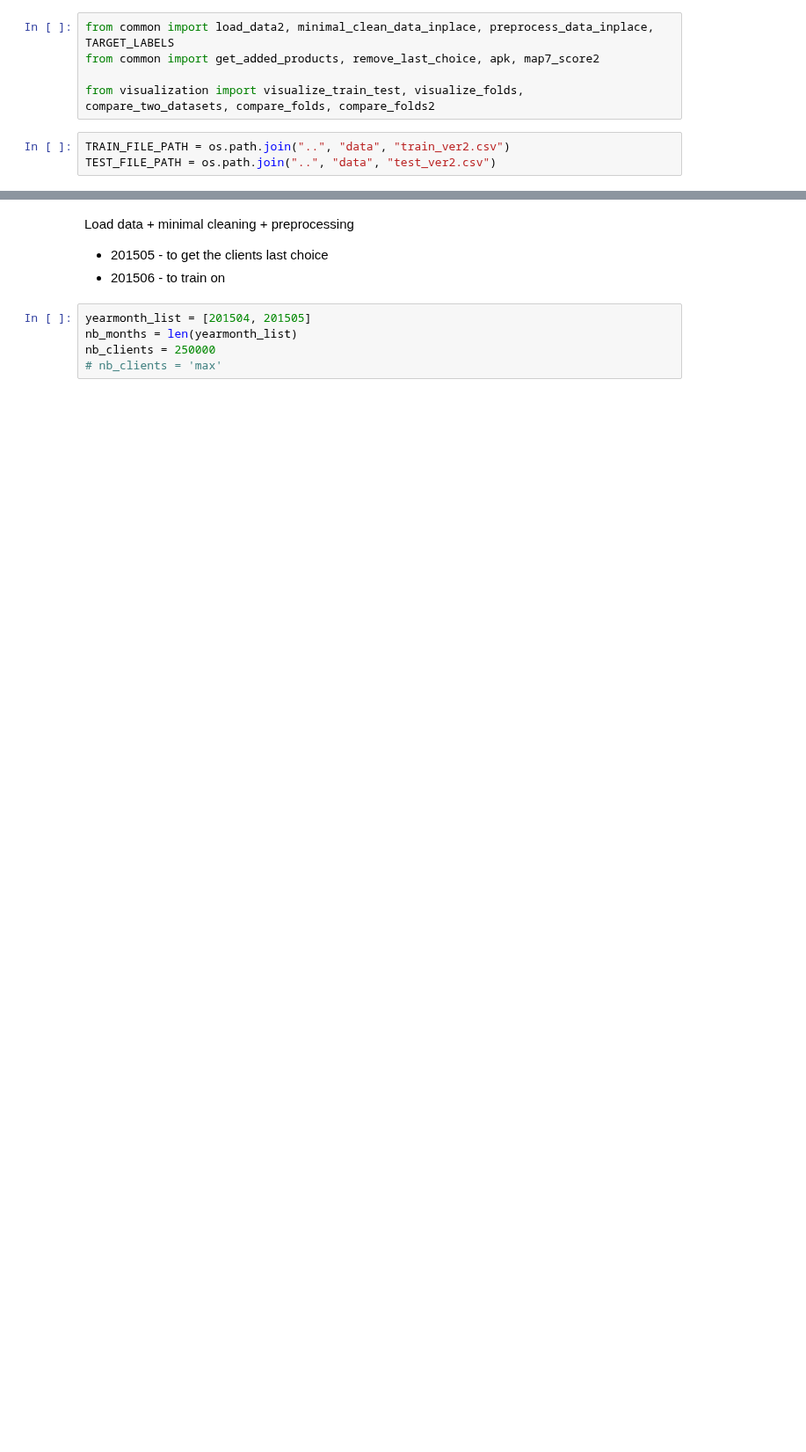
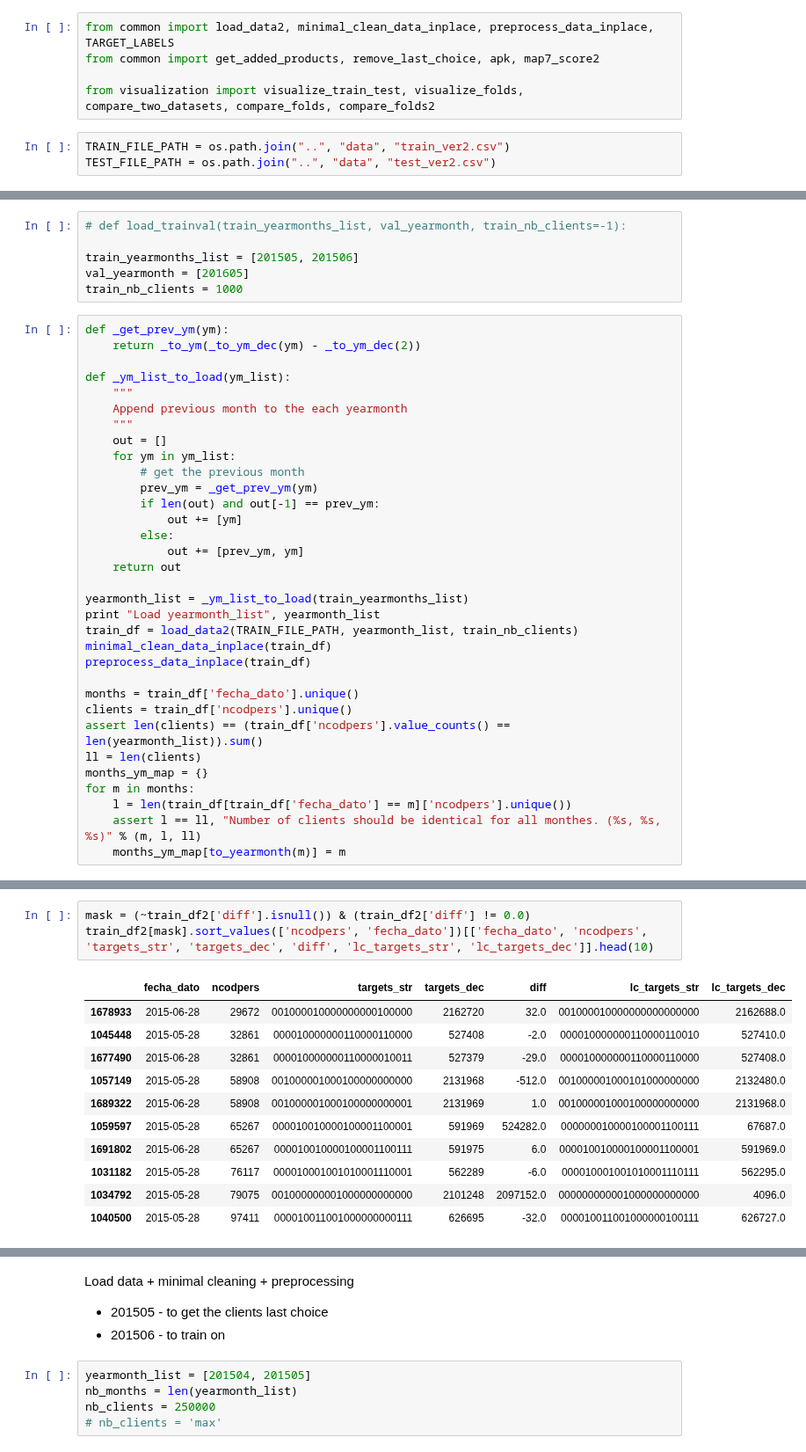
Before and after one commit to vfdev-5/SPR, a Jupyter notebook: keras/NN_predictions_2_CV_active_clients2.ipynb, the cells around one changed output, grey strips where cells are left out. Shown at 88% size. Cells and saved outputs as stored; diff of their text form; blank space fills up the shorter version.

Commit message:
*[WIP] load more trainval data. compare between 2015 / 2016 month per monthY

```diff
--- a/keras/NN_predictions_2_CV_active_clients2.ipynb
+++ b/keras/NN_predictions_2_CV_active_clients2.ipynb
@@ -52,0 +150,39 @@ TEST_FILE_PATH = os.path.join("..", "data", "test_ver2.csv")
+# %%
+# def load_trainval(train_yearmonths_list, val_yearmonth, train_nb_clients=-1):
+
+train_yearmonths_list = [201505, 201506]
+val_yearmonth = [201605]
+train_nb_clients = 1000
+# %%
+def _get_prev_ym(ym):
+    return _to_ym(_to_ym_dec(ym) - _to_ym_dec(2))
+
+def _ym_list_to_load(ym_list):
+    """
+    Append previous month to the each yearmonth
+    """
+    out = []
+    for ym in ym_list:
+        # get the previous month
+        prev_ym = _get_prev_ym(ym)
+        if len(out) and out[-1] == prev_ym:
+            out += [ym]
+        else:
+            out += [prev_ym, ym]
+    return out
+
+yearmonth_list = _ym_list_to_load(train_yearmonths_list)
+print "Load yearmonth_list", yearmonth_list
+train_df = load_data2(TRAIN_FILE_PATH, yearmonth_list, train_nb_clients)
+minimal_clean_data_inplace(train_df)
+preprocess_data_inplace(train_df)
+
+months = train_df['fecha_dato'].unique()
+clients = train_df['ncodpers'].unique()
+assert len(clients) == (train_df['ncodpers'].value_counts() == len(yearmonth_list)).sum()
+ll = len(clients)
+months_ym_map = {}
+for m in months:
+    l = len(train_df[train_df['fecha_dato'] == m]['ncodpers'].unique())
+    assert l == ll, "Number of clients should be identical for all monthes. (%s, %s, %s)" % (m, l, ll)
+    months_ym_map[to_yearmonth(m)] = m
@@ -52,0 +265,15 @@ TEST_FILE_PATH = os.path.join("..", "data", "test_ver2.csv")
+# %%
+mask = (~train_df2['diff'].isnull()) & (train_df2['diff'] != 0.0)
+train_df2[mask].sort_values(['ncodpers', 'fecha_dato'])[['fecha_dato', 'ncodpers', 'targets_str', 'targets_dec', 'diff', 'lc_targets_str', 'lc_targets_dec']].head(10)
+# %% [output]
+|  | fecha_dato | ncodpers | targets_str | targets_dec | diff | lc_targets_str | lc_targets_dec |
+| 1678933 | 2015-06-28 | 29672 | 001000010000000000100000 | 2162720 | 32.0 | 001000010000000000000000 | 2162688.0 |
+| 1045448 | 2015-05-28 | 32861 | 000010000000110000110000 | 527408 | -2.0 | 000010000000110000110010 | 527410.0 |
+| 1677490 | 2015-06-28 | 32861 | 000010000000110000010011 | 527379 | -29.0 | 000010000000110000110000 | 527408.0 |
+| 1057149 | 2015-05-28 | 58908 | 001000001000100000000000 | 2131968 | -512.0 | 001000001000101000000000 | 2132480.0 |
+| 1689322 | 2015-06-28 | 58908 | 001000001000100000000001 | 2131969 | 1.0 | 001000001000100000000000 | 2131968.0 |
+| 1059597 | 2015-05-28 | 65267 | 000010010000100001100001 | 591969 | 524282.0 | 000000010000100001100111 | 67687.0 |
+| 1691802 | 2015-06-28 | 65267 | 000010010000100001100111 | 591975 | 6.0 | 000010010000100001100001 | 591969.0 |
+| 1031182 | 2015-05-28 | 76117 | 000010001001010001110001 | 562289 | -6.0 | 000010001001010001110111 | 562295.0 |
+| 1034792 | 2015-05-28 | 79075 | 001000000001000000000000 | 2101248 | 2097152.0 | 000000000001000000000000 | 4096.0 |
+| 1040500 | 2015-05-28 | 97411 | 000010011001000000000111 | 626695 | -32.0 | 000010011001000000100111 | 626727.0 |
```
Also changed, not shown: parts of 39 cells of this notebook, 3 other files.
